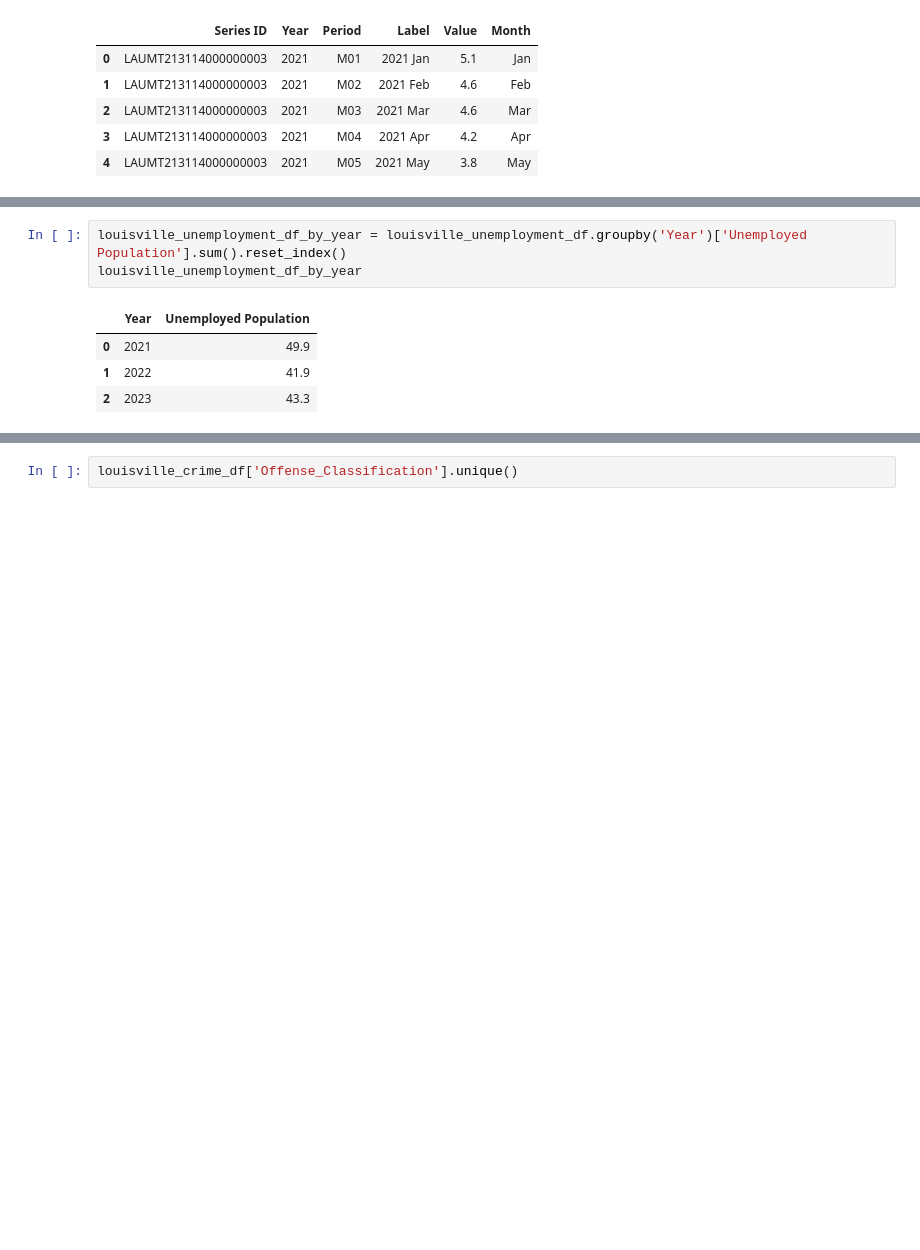
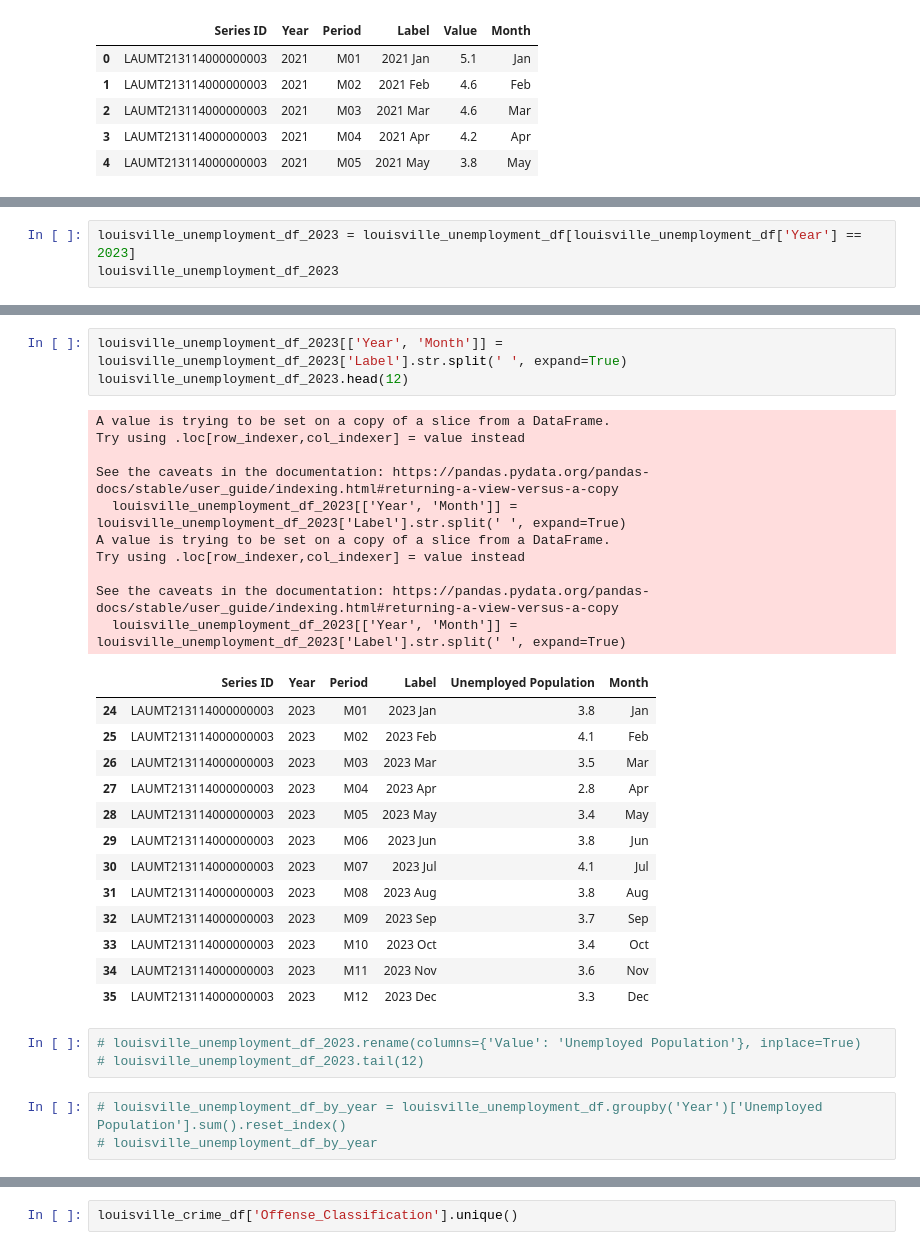
Before and after one commit to Uhuegbu23/crime_unemployment_data, a Jupyter notebook: notebooks/louisville_crime.ipynb, the cells around one changed output, grey strips where cells are left out. Saved outputs shown, nothing was run; the diff lists cells and outputs as text; blank space fills up the shorter version.

Commit message:
unemployment data

```diff
--- a/notebooks/louisville_crime.ipynb
+++ b/notebooks/louisville_crime.ipynb
@@ -56,0 +57,3 @@ louisville_unemployment_df.head(5)
+# %%
+louisville_unemployment_df_2023 = louisville_unemployment_df[louisville_unemployment_df['Year'] == 2023]
+louisville_unemployment_df_2023
@@ -57,11 +74,36 @@ louisville_unemployment_df.head(5)
+# %%
+louisville_unemployment_df_2023[['Year', 'Month']] = louisville_unemployment_df_2023['Label'].str.split(' ', expand=True)
+louisville_unemployment_df_2023.head(12)
+# %% [output]
+A value is trying to be set on a copy of a slice from a DataFrame.
+Try using .loc[row_indexer,col_indexer] = value instead
+
+See the caveats in the documentation: https://pandas.pydata.org/pandas-docs/stable/user_guide/indexing.html#returning-a-view-versus-a-copy
+  louisville_unemployment_df_2023[['Year', 'Month']] = louisville_unemployment_df_2023['Label'].str.split(' ', expand=True)
+A value is trying to be set on a copy of a slice from a DataFrame.
+Try using .loc[row_indexer,col_indexer] = value instead
+
+See the caveats in the documentation: https://pandas.pydata.org/pandas-docs/stable/user_guide/indexing.html#returning-a-view-versus-a-copy
+  louisville_unemployment_df_2023[['Year', 'Month']] = louisville_unemployment_df_2023['Label'].str.split(' ', expand=True)
+|  | Series ID | Year | Period | Label | Unemployed Population | Month |
+| 24 | LAUMT213114000000003 | 2023 | M01 | 2023 Jan | 3.8 | Jan |
+| 25 | LAUMT213114000000003 | 2023 | M02 | 2023 Feb | 4.1 | Feb |
+| 26 | LAUMT213114000000003 | 2023 | M03 | 2023 Mar | 3.5 | Mar |
+| 27 | LAUMT213114000000003 | 2023 | M04 | 2023 Apr | 2.8 | Apr |
+| 28 | LAUMT213114000000003 | 2023 | M05 | 2023 May | 3.4 | May |
+| 29 | LAUMT213114000000003 | 2023 | M06 | 2023 Jun | 3.8 | Jun |
+| 30 | LAUMT213114000000003 | 2023 | M07 | 2023 Jul | 4.1 | Jul |
+| 31 | LAUMT213114000000003 | 2023 | M08 | 2023 Aug | 3.8 | Aug |
+| 32 | LAUMT213114000000003 | 2023 | M09 | 2023 Sep | 3.7 | Sep |
+| 33 | LAUMT213114000000003 | 2023 | M10 | 2023 Oct | 3.4 | Oct |
+| 34 | LAUMT213114000000003 | 2023 | M11 | 2023 Nov | 3.6 | Nov |
+| 35 | LAUMT213114000000003 | 2023 | M12 | 2023 Dec | 3.3 | Dec |
+# %%
+# louisville_unemployment_df_2023.rename(columns={'Value': 'Unemployed Population'}, inplace=True)
+# louisville_unemployment_df_2023.tail(12)
 # %%
-louisville_unemployment_df_by_year = louisville_unemployment_df.groupby('Year')['Unemployed Population'].sum().reset_index()
-louisville_unemployment_df_by_year
+# louisville_unemployment_df_by_year = louisville_unemployment_df.groupby('Year')['Unemployed Population'].sum().reset_index()
+# louisville_unemployment_df_by_year
-# %% [output]
-|  | Year | Unemployed Population |
-| 0 | 2021 | 49.9 |
-| 1 | 2022 | 41.9 |
-| 2 | 2023 | 43.3 |
 # %%
 louisville_crime_df.columns
 # %% [output]
```
Also changed, not shown: parts of 12 cells of this notebook.
